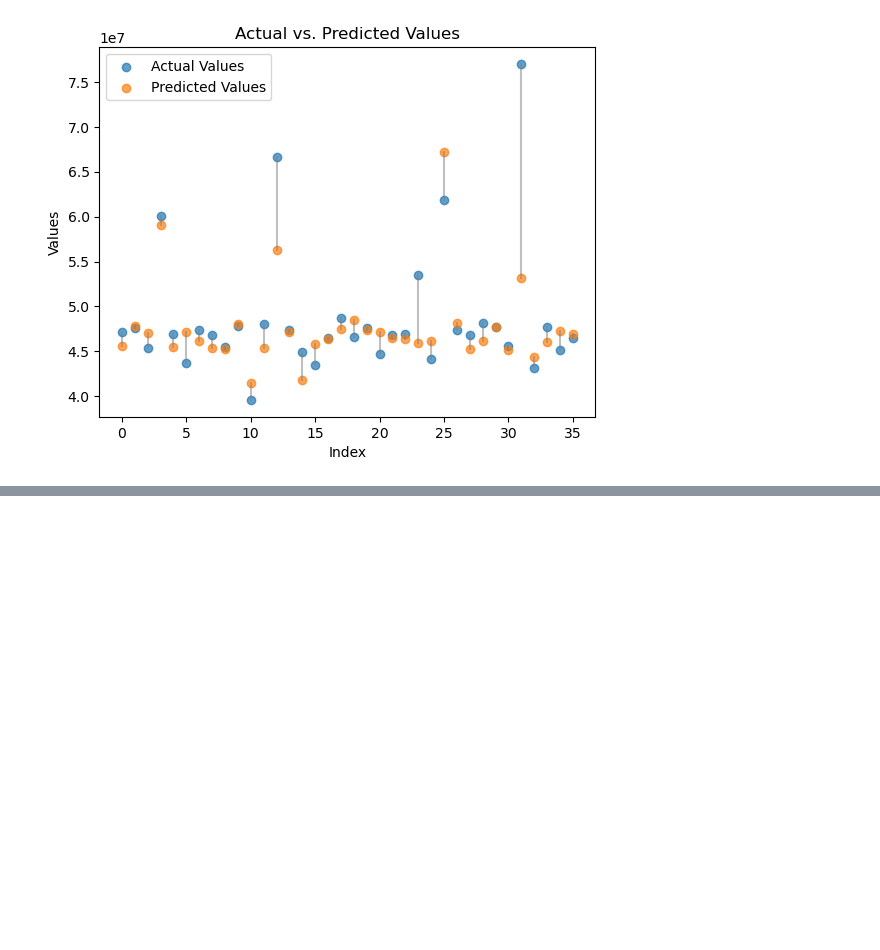
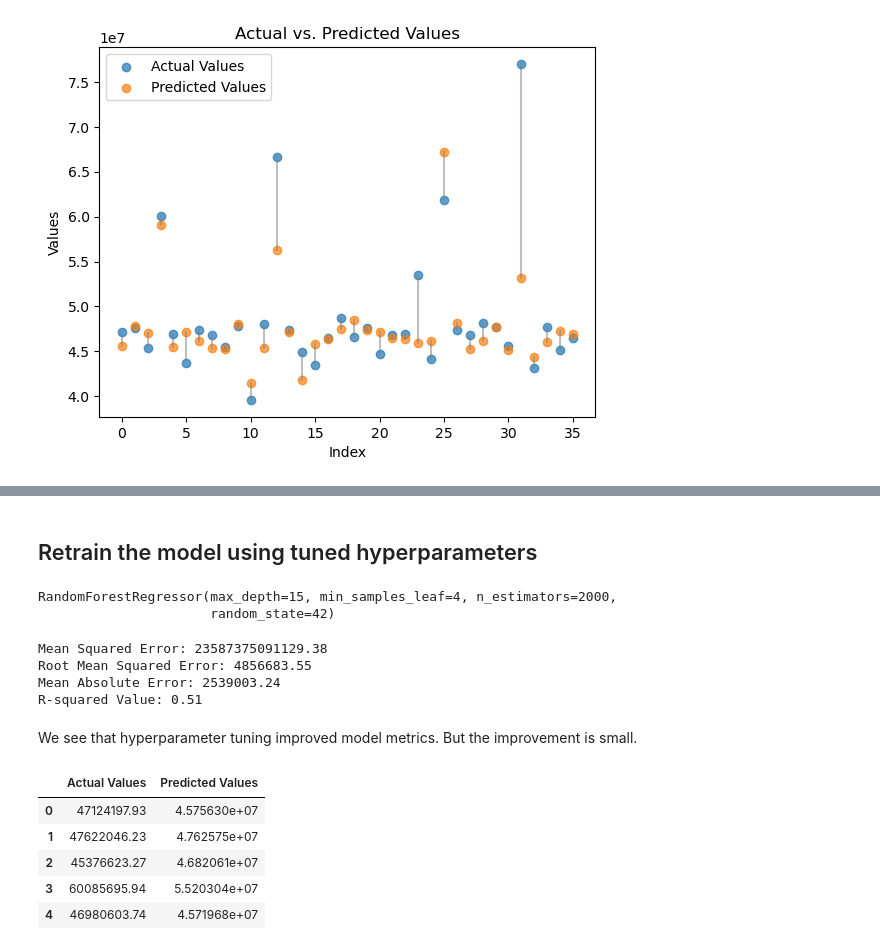
Before and after one commit to MEJillFarley/Walmart-Sales-Forecast, a Jupyter notebook: project_4_randomforest_monthly_V2.ipynb, the cells around one changed output, grey strips where cells are left out. Drawn from its saved outputs; the diff is of its cells as text; code cells hidden in the pictures; blank space fills up the shorter version.

```diff
--- a/project_4_randomforest_monthly_V2.ipynb
+++ b/project_4_randomforest_monthly_V2.ipynb
@@ -254,0 +289,17 @@ plt.show()
+# %% [markdown]
+## Retrain the model using tuned hyperparameters
+# %%
+# NEW: Define the hyperparameters for the model (which were found using the hyperparameter tuning step)
+n_estimators = 2000
+max_depth = 15
+min_samples_leaf = 4
+min_samples_split = 2
+
+# Create a new random forest regressor object with the best hyperparameters
+rf = RandomForestRegressor(n_estimators=n_estimators, max_depth=max_depth, min_samples_split=min_samples_split, min_samples_leaf = min_samples_leaf, random_state=42)
+
+# Train the random forest regressor on the training data
+rf.fit(X_train_scaled, y_train)
+# %% [output]
+RandomForestRegressor(max_depth=15, min_samples_leaf=4, n_estimators=2000,
+                      random_state=42)
@@ -254,0 +309,40 @@ plt.show()
+# %%
+# NEW: Calculate regression model metrics
+
+from sklearn.metrics import mean_squared_error, mean_absolute_error, r2_score
+import numpy as np
+
+# calculate mean squared error
+mse = mean_squared_error(y_test, predictions)
+
+# calculate root mean squared error
+rmse = np.sqrt(mse)
+
+# calculate mean absolute error
+mae = mean_absolute_error(y_test, predictions)
+
+# calculate R squared value
+r2 = r2_score(y_test, predictions)
+
+print(f'Mean Squared Error: {mse:.2f}')
+print(f'Root Mean Squared Error: {rmse:.2f}')
+print(f'Mean Absolute Error: {mae:.2f}')
+print(f'R-squared Value: {r2:.2f}')
+# %% [output]
+Mean Squared Error: 23587375091129.38
+Root Mean Squared Error: 4856683.55
+Mean Absolute Error: 2539003.24
+R-squared Value: 0.51
+# %% [markdown]
+We see that hyperparameter tuning improved model metrics. But the improvement is small.
+# %%
+# NEW: Create a data frame using y_test and predictions
+df = pd.DataFrame({'Actual Values': y_test, 'Predicted Values': predictions})
+df.head()
+# %% [output]
+|  | Actual Values | Predicted Values |
+| 0 | 47124197.93 | 4.575630e+07 |
+| 1 | 47622046.23 | 4.762575e+07 |
+| 2 | 45376623.27 | 4.682061e+07 |
+| 3 | 60085695.94 | 5.520304e+07 |
+| 4 | 46980603.74 | 4.571968e+07 |
```
Also changed, not shown: parts of 12 cells of this notebook.
